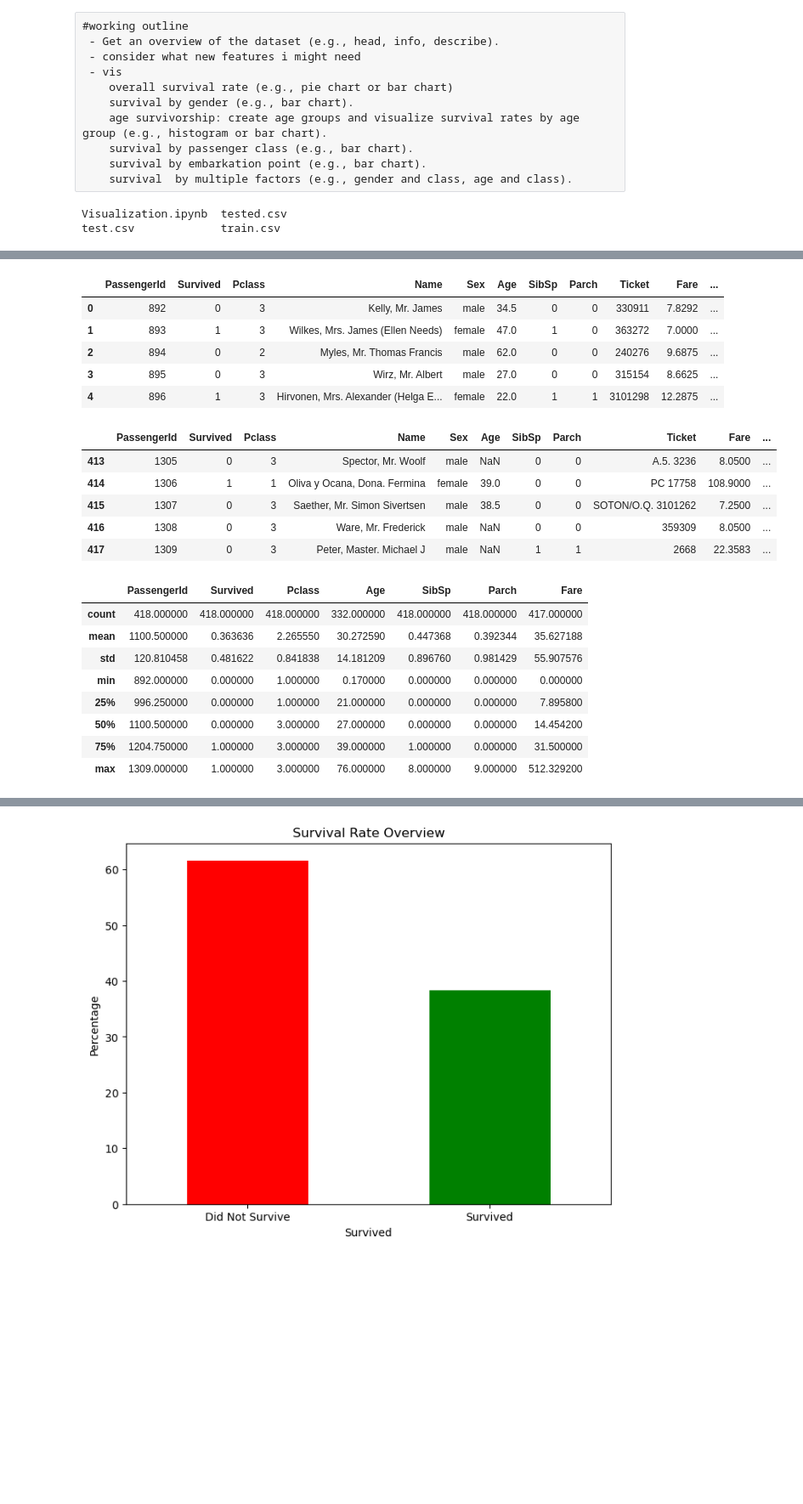
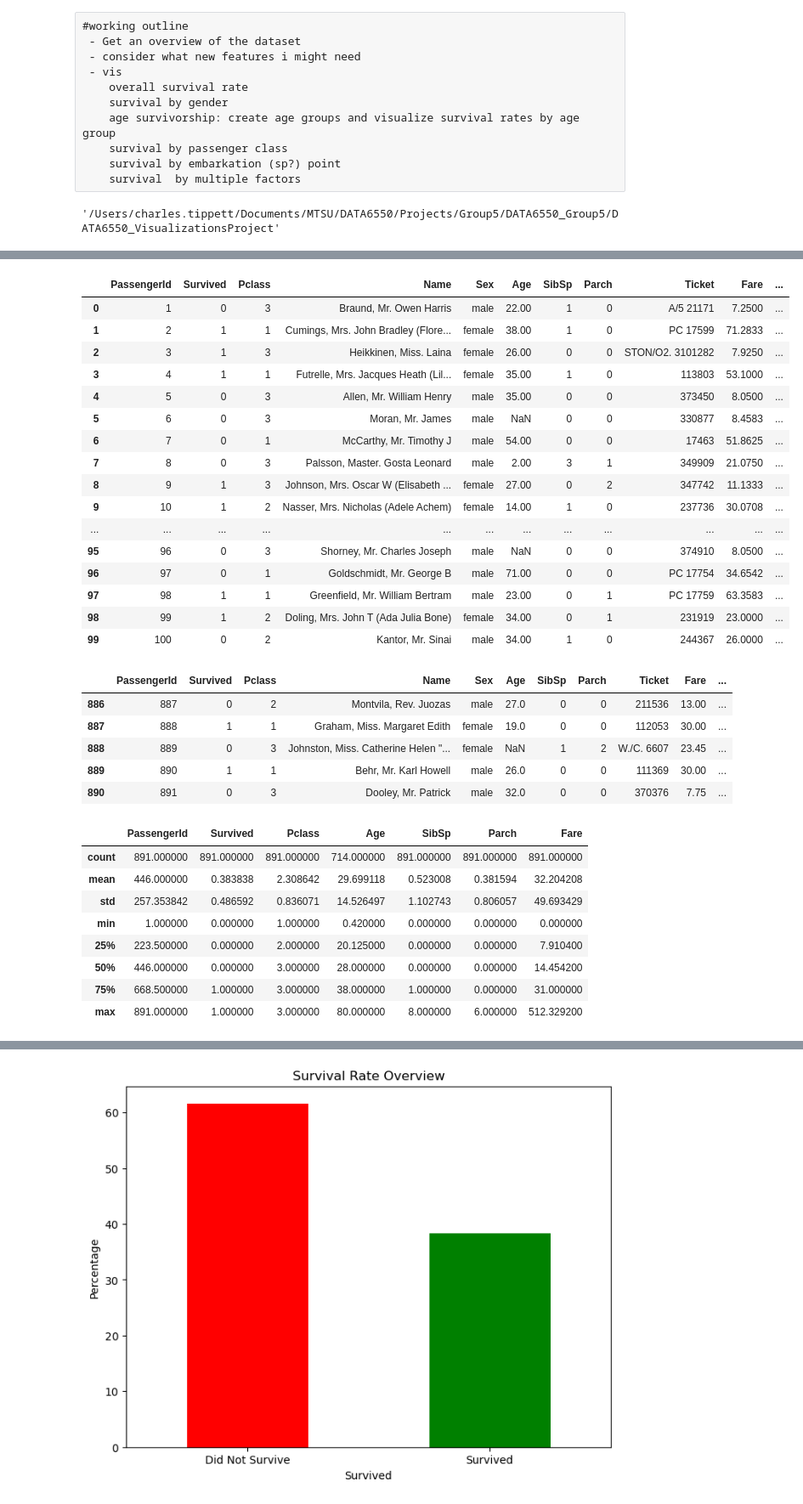
Before and after one commit to abbyawesome/DATA6550_VisualizationsProject, a Jupyter notebook: Code/Tippett/Visualization.ipynb, the cells around one changed output, grey strips where cells are left out. Shown at 85% size. Saved outputs shown, nothing was run; the diff lists cells and outputs as text; code cells hidden in the pictures; blank space fills up the shorter version.

```diff
--- a/Code/Tippett/Visualization.ipynb
+++ b/Code/Tippett/Visualization.ipynb
@@ -3,14 +3,14 @@
 # %% [raw]
 #working outline
- - Get an overview of the dataset (e.g., head, info, describe).
+ - Get an overview of the dataset
  - consider what new features i might need
  - vis
-    overall survival rate (e.g., pie chart or bar chart)
-    survival by gender (e.g., bar chart).
-    age survivorship: create age groups and visualize survival rates by age group (e.g., histogram or bar chart).
-    survival by passenger class (e.g., bar chart).
-    survival by embarkation point (e.g., bar chart).
-    survival  by multiple factors (e.g., gender and class, age and class).
+    overall survival rate
+    survival by gender
+    age survivorship: create age groups and visualize survival rates by age group
+    survival by passenger class
+    survival by embarkation (sp?) point
+    survival  by multiple factors
 # %%
 #Import Libraries
 
@@ -19,13 +19,14 @@ import numpy as np
 import pandas as pd
 import matplotlib.pyplot as plt
 import seaborn as sns
+pd.set_option('display.max_rows', None)
+pd.set_option('display.max_columns', None)
 # %%
-ls
+pwd
 # %% [output]
-Visualization.ipynb  tested.csv
-test.csv             train.csv
+'/Users/charles.tippett/Documents/MTSU/DATA6550/Projects/Group5/DATA6550_Group5/DATA6550_VisualizationsProject'
 # %%
-df = pd.read_csv('train.csv')
+df = pd.read_csv('data/train.csv')
 # %%
 df.info()
 # %% [output]
@@ -49,32 +50,43 @@ Data columns (total 12 columns):
 dtypes: float64(2), int64(5), object(5)
 memory usage: 83.7+ KB
 # %%
-df.head()
+df.head(100)
 # %% [output]
 |  | PassengerId | Survived | Pclass | Name | Sex | Age | SibSp | Parch | Ticket | Fare | ... |
-| 0 | 892 | 0 | 3 | Kelly, Mr. James | male | 34.5 | 0 | 0 | 330911 | 7.8292 | ... |
-| 1 | 893 | 1 | 3 | Wilkes, Mrs. James (Ellen Needs) | female | 47.0 | 1 | 0 | 363272 | 7.0000 | ... |
-| 2 | 894 | 0 | 2 | Myles, Mr. Thomas Francis | male | 62.0 | 0 | 0 | 240276 | 9.6875 | ... |
-| 3 | 895 | 0 | 3 | Wirz, Mr. Albert | male | 27.0 | 0 | 0 | 315154 | 8.6625 | ... |
-| 4 | 896 | 1 | 3 | Hirvonen, Mrs. Alexander (Helga E... | female | 22.0 | 1 | 1 | 3101298 | 12.2875 | ... |
+| 0 | 1 | 0 | 3 | Braund, Mr. Owen Harris | male | 22.00 | 1 | 0 | A/5 21171 | 7.2500 | ... |
+| 1 | 2 | 1 | 1 | Cumings, Mrs. John Bradley (Flore... | female | 38.00 | 1 | 0 | PC 17599 | 71.2833 | ... |
+| 2 | 3 | 1 | 3 | Heikkinen, Miss. Laina | female | 26.00 | 0 | 0 | STON/O2. 3101282 | 7.9250 | ... |
+| 3 | 4 | 1 | 1 | Futrelle, Mrs. Jacques Heath (Lil... | female | 35.00 | 1 | 0 | 113803 | 53.1000 | ... |
+| 4 | 5 | 0 | 3 | Allen, Mr. William Henry | male | 35.00 | 0 | 0 | 373450 | 8.0500 | ... |
+| 5 | 6 | 0 | 3 | Moran, Mr. James | male | NaN | 0 | 0 | 330877 | 8.4583 | ... |
+| 6 | 7 | 0 | 1 | McCarthy, Mr. Timothy J | male | 54.00 | 0 | 0 | 17463 | 51.8625 | ... |
+| 7 | 8 | 0 | 3 | Palsson, Master. Gosta Leonard | male | 2.00 | 3 | 1 | 349909 | 21.0750 | ... |
+| 8 | 9 | 1 | 3 | Johnson, Mrs. Oscar W (Elisabeth ... | female | 27.00 | 0 | 2 | 347742 | 11.1333 | ... |
+| 9 | 10 | 1 | 2 | Nasser, Mrs. Nicholas (Adele Achem) | female | 14.00 | 1 | 0 | 237736 | 30.0708 | ... |
+| ... | ... | ... | ... | ... | ... | ... | ... | ... | ... | ... | ... |
+| 95 | 96 | 0 | 3 | Shorney, Mr. Charles Joseph | male | NaN | 0 | 0 | 374910 | 8.0500 | ... |
+| 96 | 97 | 0 | 1 | Goldschmidt, Mr. George B | male | 71.00 | 0 | 0 | PC 17754 | 34.6542 | ... |
+| 97 | 98 | 1 | 1 | Greenfield, Mr. William Bertram | male | 23.00 | 0 | 1 | PC 17759 | 63.3583 | ... |
+| 98 | 99 | 1 | 2 | Doling, Mrs. John T (Ada Julia Bone) | female | 34.00 | 0 | 1 | 231919 | 23.0000 | ... |
+| 99 | 100 | 0 | 2 | Kantor, Mr. Sinai | male | 34.00 | 1 | 0 | 244367 | 26.0000 | ... |
 # %%
 df.tail()
 # %% [output]
 |  | PassengerId | Survived | Pclass | Name | Sex | Age | SibSp | Parch | Ticket | Fare | ... |
-| 413 | 1305 | 0 | 3 | Spector, Mr. Woolf | male | NaN | 0 | 0 | A.5. 3236 | 8.0500 | ... |
-| 414 | 1306 | 1 | 1 | Oliva y Ocana, Dona. Fermina | female | 39.0 | 0 | 0 | PC 17758 | 108.9000 | ... |
-| 415 | 1307 | 0 | 3 | Saether, Mr. Simon Sivertsen | male | 38.5 | 0 | 0 | SOTON/O.Q. 3101262 | 7.2500 | ... |
-| 416 | 1308 | 0 | 3 | Ware, Mr. Frederick | male | NaN | 0 | 0 | 359309 | 8.0500 | ... |
-| 417 | 1309 | 0 | 3 | Peter, Master. Michael J | male | NaN | 1 | 1 | 2668 | 22.3583 | ... |
+| 886 | 887 | 0 | 2 | Montvila, Rev. Juozas | male | 27.0 | 0 | 0 | 211536 | 13.00 | ... |
+| 887 | 888 | 1 | 1 | Graham, Miss. Margaret Edith | female | 19.0 | 0 | 0 | 112053 | 30.00 | ... |
+| 888 | 889 | 0 | 3 | Johnston, Miss. Catherine Helen "... | female | NaN | 1 | 2 | W./C. 6607 | 23.45 | ... |
+| 889 | 890 | 1 | 1 | Behr, Mr. Karl Howell | male | 26.0 | 0 | 0 | 111369 | 30.00 | ... |
+| 890 | 891 | 0 | 3 | Dooley, Mr. Patrick | male | 32.0 | 0 | 0 | 370376 | 7.75 | ... |
 # %%
 df.describe()
 # %% [output]
 |  | PassengerId | Survived | Pclass | Age | SibSp | Parch | Fare |
-| count | 418.000000 | 418.000000 | 418.000000 | 332.000000 | 418.000000 | 418.000000 | 417.000000 |
-| mean | 1100.500000 | 0.363636 | 2.265550 | 30.272590 | 0.447368 | 0.392344 | 35.627188 |
-| std | 120.810458 | 0.481622 | 0.841838 | 14.181209 | 0.896760 | 0.981429 | 55.907576 |
-| min | 892.000000 | 0.000000 | 1.000000 | 0.170000 | 0.000000 | 0.000000 | 0.000000 |
-| 25% | 996.250000 | 0.000000 | 1.000000 | 21.000000 | 0.000000 | 0.000000 | 7.895800 |
-| 50% | 1100.500000 | 0.000000 | 3.000000 | 27.000000 | 0.000000 | 0.000000 | 14.454200 |
-| 75% | 1204.750000 | 1.000000 | 3.000000 | 39.000000 | 1.000000 | 0.000000 | 31.500000 |
-| max | 1309.000000 | 1.000000 | 3.000000 | 76.000000 | 8.000000 | 9.000000 | 512.329200 |
+| count | 891.000000 | 891.000000 | 891.000000 | 714.000000 | 891.000000 | 891.000000 | 891.000000 |
+| mean | 446.000000 | 0.383838 | 2.308642 | 29.699118 | 0.523008 | 0.381594 | 32.204208 |
+| std | 257.353842 | 0.486592 | 0.836071 | 14.526497 | 1.102743 | 0.806057 | 49.693429 |
+| min | 1.000000 | 0.000000 | 1.000000 | 0.420000 | 0.000000 | 0.000000 | 0.000000 |
+| 25% | 223.500000 | 0.000000 | 2.000000 | 20.125000 | 0.000000 | 0.000000 | 7.910400 |
+| 50% | 446.000000 | 0.000000 | 3.000000 | 28.000000 | 0.000000 | 0.000000 | 14.454200 |
+| 75% | 668.500000 | 1.000000 | 3.000000 | 38.000000 | 1.000000 | 0.000000 | 31.000000 |
+| max | 891.000000 | 1.000000 | 3.000000 | 80.000000 | 8.000000 | 6.000000 | 512.329200 |
```
Also changed, not shown: parts of 15 cells of this notebook, 1 other file.
